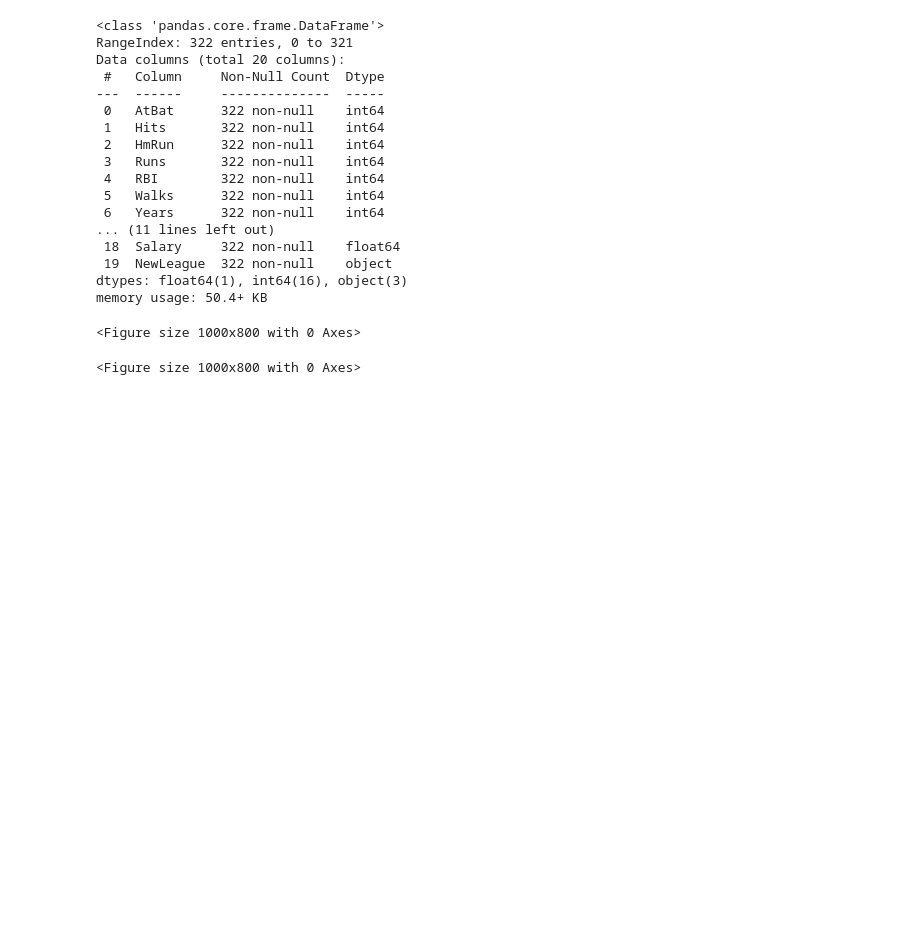
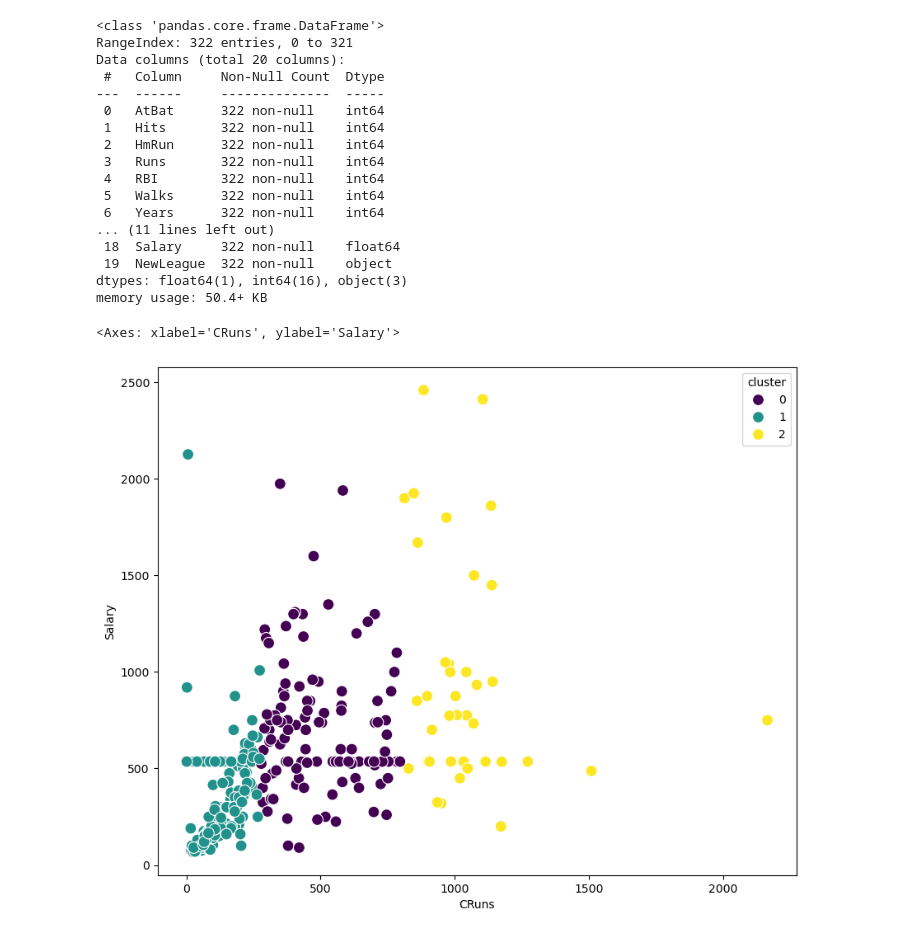
Before and after one commit to Viraj324/ML-Problem-Statements, a Jupyter notebook: Problem Statement 6/Problem Statement 6.ipynb, the cells around one changed output. Saved outputs shown, nothing was run; the diff lists cells and outputs as text; code cells hidden in the pictures; blank space fills up the shorter version.

```diff
--- a/Problem Statement 6/Problem Statement 6.ipynb
+++ b/Problem Statement 6/Problem Statement 6.ipynb
@@ -124,7 +124,7 @@ cluster = AgglomerativeClustering(n_clusters=3,affinity='euclidean',linkage='war
 data['cluster'] = cluster.fit_predict(X)
 # %%
 plt.figure(figsize=(10,8))
-sns.scatterplot(x = 'CRuns', y = '')
+sns.scatterplot(x = 'CRuns', y = 'Salary', hue = 'cluster', data = data,palette='viridis' ,s = 100)
 # %% [output]
-<Figure size 1000x800 with 0 Axes>
+<Axes: xlabel='CRuns', ylabel='Salary'>
-<Figure size 1000x800 with 0 Axes>
+[figure, added]
```
Also changed, not shown: 2 other files.
